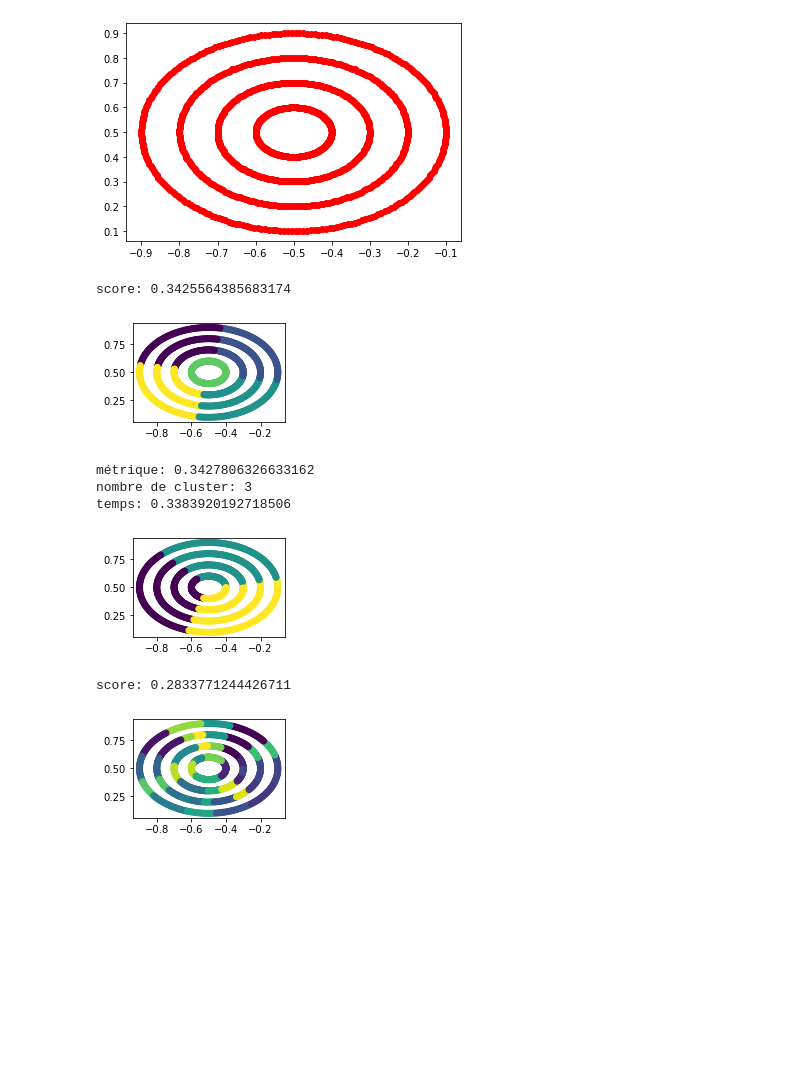
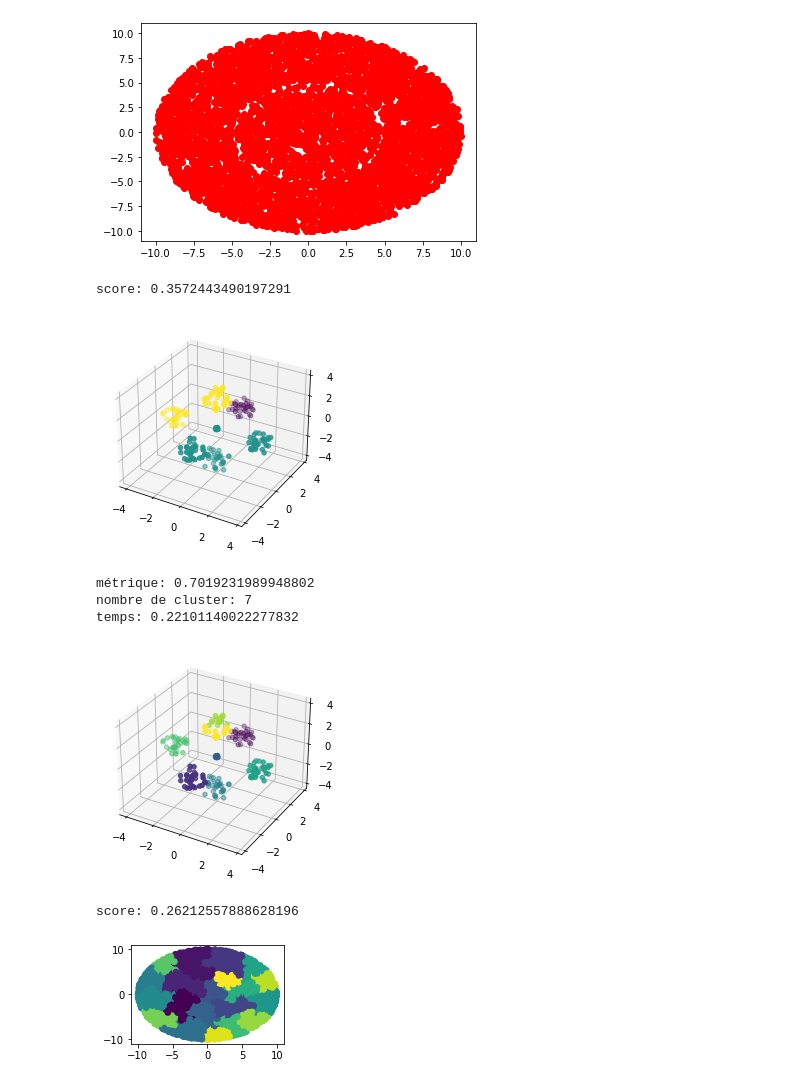
Before and after one commit to Emma-bau/TP, a Jupyter notebook: Analyse -TP.ipynb, the cells around one changed output. Drawn from its saved outputs; the diff is of its cells as text; code cells hidden in the pictures; blank space fills up the shorter version.

```diff
--- a/Analyse -TP.ipynb
+++ b/Analyse -TP.ipynb
@@ -1,4 +1,5 @@
 # %%
+import hdbscan
 import matplotlib.pyplot as plt
 import numpy as np
 from scipy.io import arff
@@ -9,7 +10,10 @@ from sklearn import metrics
 import time
 
 
-data=arff.loadarff(open('./artificial/dartboard1.arff','r'))
+data=arff.loadarff(open('./artificial/disk-5000n.arff','r'))
+data2=np.loadtxt('./dataset_part2/h.data')
+print(data2)
+
 listX = []
 listY=[]
 for point in data[0]:
@@ -26,16 +48,17 @@ X=np.array(X)
 plt.plot(listX,listY, 'ro')
 plt.show()
 # %% [output]
-[figure, old version]
+[figure, new version]
 # %%
 #méthode k-means
-kmeans = KMeans(n_clusters=5, random_state=0).fit_predict(X)
-plt.subplot(221)
-plt.scatter(X[:, 0], X[:, 1], c=kmeans)
-print("score:",metrics.silhouette_score(X, kmeans, metric='euclidean'))
+kmeans = KMeans(n_clusters=3, random_state=0).fit_predict(data2)
+figure=plt.figure()
+ax=plt.axes(projection='3d')
+ax.scatter3D(data2[:,0], data2[:,1], data2[:,2], c=kmeans)
+print("score:",metrics.silhouette_score(data2, kmeans, metric='euclidean'))
 # %% [output]
-score: 0.3425564385683174
+score: 0.3572443490197291
-[figure, old version]
+[figure, new version]
 # %%
 #variation des paramètres et calculs du score sur kMeans
 find = False
@@ -46,8 +69,8 @@ iteration = 0
 start=time.time()
 #on s'arrête quand notre score n'est plus améliorée
 while(not find & (iteration < limit)):
-    kmeans = KMeans(n_clusters=nb_cluster, random_state=0).fit_predict(X)
-    find_metric = metrics.silhouette_score(X, kmeans, metric='euclidean')
+    kmeans = KMeans(n_clusters=nb_cluster, random_state=0).fit_predict(data2)
+    find_metric = metrics.silhouette_score(data2, kmeans, metric='euclidean')
     if find_metric > metric_best:
         metric_best=find_metric
         nb_cluster+=1
@@ -56,16 +79,19 @@ while(not find & (iteration < limit)):
         find=True
     iteration+=1
 end=time.time()
-plt.subplot(221)
-plt.scatter(X[:, 0], X[:, 1], c=best_kmeans)
+#plt.subplot(221)
+#plt.scatter(X[:, 0], X[:, 1], c=best_kmeans)
+figure=plt.figure()
+ax=plt.axes(projection='3d')
+ax.scatter3D(data2[:,0], data2[:,1], data2[:,2], c=kmeans)
 print("métrique:",metric_best)
 print("nombre de cluster:",nb_cluster-1)
 print("temps:", end-start)
 # %% [output]
-métrique: 0.3427806326633162
-nombre de cluster: 3
-temps: 0.3383920192718506
+métrique: 0.7019231989948802
+nombre de cluster: 7
+temps: 0.22101140022277832
-[figure, old version]
+[figure, new version]
 # %%
 #méthode agglomerate-clustering
 clustering = AgglomerativeClustering(n_clusters=20,linkage='complete').fit_predict(X)
@@ -73,8 +99,8 @@ plt.subplot(221)
 plt.scatter(X[:, 0], X[:, 1], c=clustering)
 print("score:",metrics.silhouette_score(X, clustering, metric='euclidean'))
 # %% [output]
-score: 0.2833771244426711
+score: 0.26212557888628196
-[figure, old version]
+[figure, new version]
 # %%
 #variation des paramètres et calculs du score sur clustering-agglomerate
 find = False
```
Also changed, not shown: parts of 6 cells of this notebook, 9 other files.
